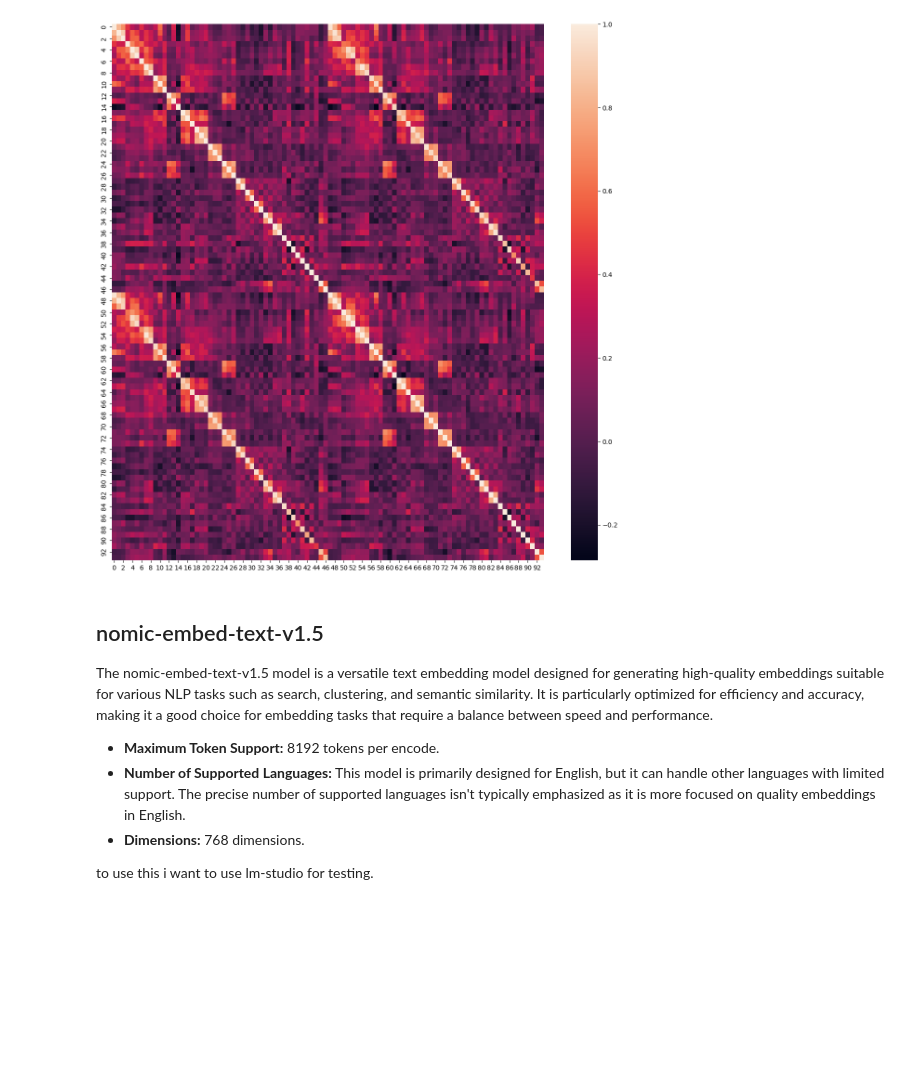
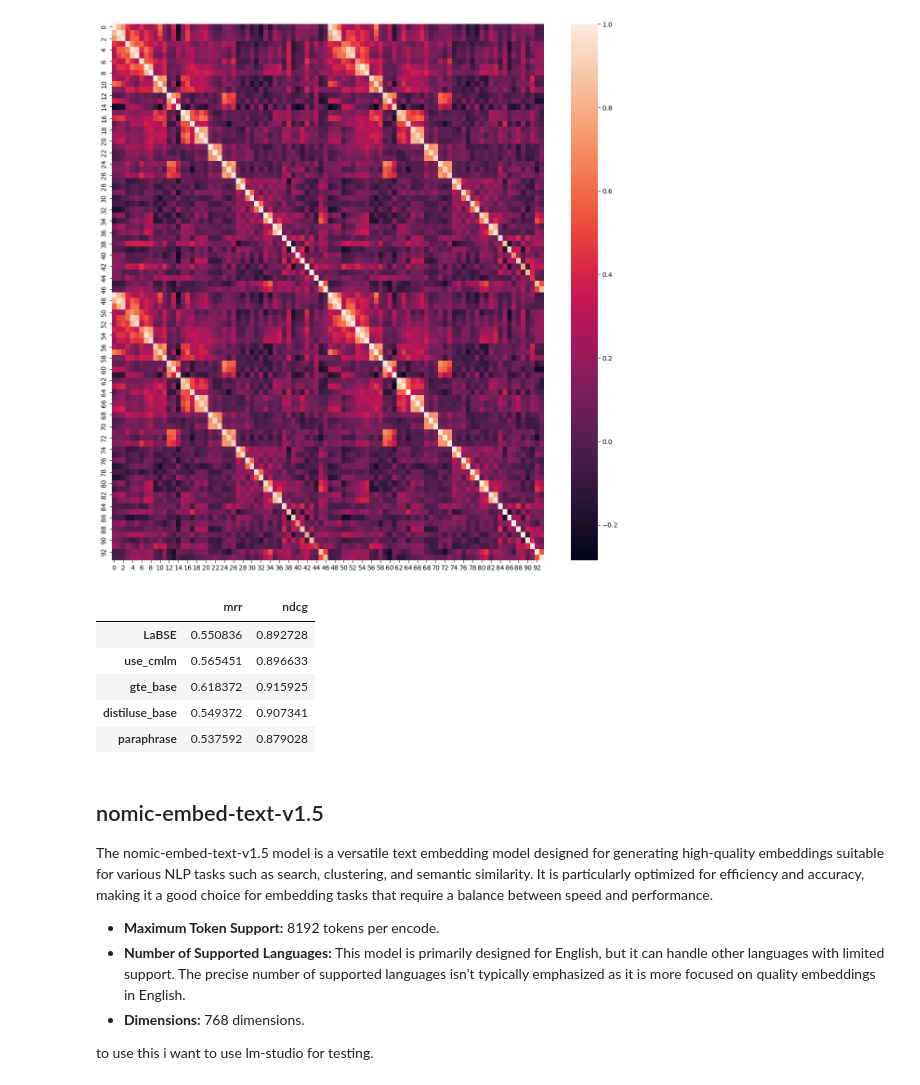
Before and after one commit to woxane/Rag-System, a Jupyter notebook: multilingual-embedding-test/multilingual-test.ipynb, the cells around one changed output. Saved outputs shown, nothing was run; the diff lists cells and outputs as text; code cells hidden in the pictures; blank space fills up the shorter version.

```diff
--- a/multilingual-embedding-test/multilingual-test.ipynb
+++ b/multilingual-embedding-test/multilingual-test.ipynb
@@ -219,3 +354,6 @@ gte_base_test.get_similarities()
 gte_base_test.plot_similarities()
 # %% [output]
 [figure]
+# %%
+embedding_models_data.loc['gte_base',:] = [calculate_mrr(standard_similarities, gte_similarities), calculate_ndcg(standard_similarities, gte_similarities, 3)]
+embedding_models_data
@@ -253,0 +381,3 @@ distiluse_base_test.get_similarities()
+# %%
+distiluse_similarities = distiluse_base_test.get_similarities()
+distiluse_similarities
@@ -255,3 +399,6 @@ distiluse_base_test.get_similarities()
 distiluse_base_test.plot_similarities()
 # %% [output]
 [figure]
+# %%
+embedding_models_data.loc['distiluse_base',:] = [calculate_mrr(standard_similarities, distiluse_similarities), calculate_ndcg(standard_similarities, distiluse_similarities, 3)]
+embedding_models_data
@@ -289,0 +427,3 @@ paraphrase_test.get_similarities()
+# %%
+paraphrase_similarities = paraphrase_test.get_similarities()
+paraphrase_similarities
@@ -291,6 +445,16 @@ paraphrase_test.get_similarities()
 paraphrase_test.plot_similarities()
 # %% [output]
 [figure]
+# %%
+embedding_models_data.loc['paraphrase',:] = [calculate_mrr(standard_similarities, paraphrase_similarities), calculate_ndcg(standard_similarities, paraphrase_similarities, 3)]
+embedding_models_data
+# %% [output]
+|  | mrr | ndcg |
+| LaBSE | 0.550836 | 0.892728 |
+| use_cmlm | 0.565451 | 0.896633 |
+| gte_base | 0.618372 | 0.915925 |
+| distiluse_base | 0.549372 | 0.907341 |
+| paraphrase | 0.537592 | 0.879028 |
 # %% [markdown]
 ## nomic-embed-text-v1.5
 The nomic-embed-text-v1.5 model is a versatile text embedding model designed for generating high-quality embeddings suitable for various NLP tasks such as search, clustering, and semantic similarity. It is particularly optimized for efficiency and accuracy, making it a good choice for embedding tasks that require a balance between speed and performance.
```
Also changed, not shown: parts of 29 cells of this notebook.
